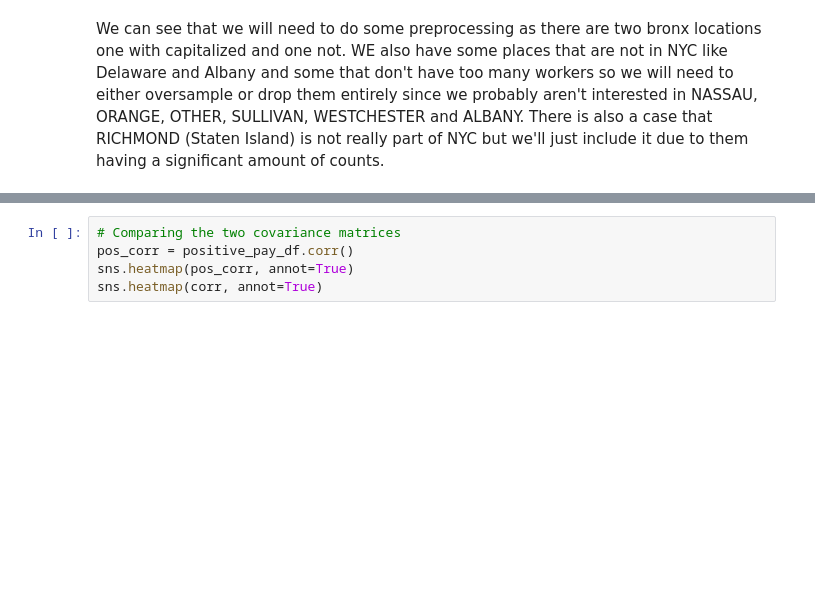
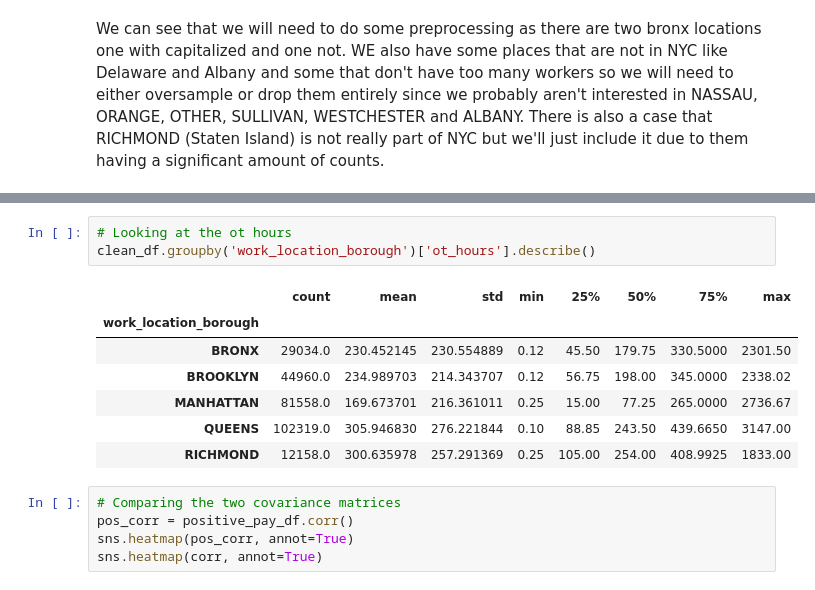
Before and after one commit to defunSM/NYC-Salary-Predictor, a Jupyter notebook: NYC_Salary_Forcasting.ipynb, the cells around one changed output, grey strips where cells are left out. Cells and saved outputs as stored; diff of their text form; blank space fills up the shorter version.

```diff
--- a/NYC_Salary_Forcasting.ipynb
+++ b/NYC_Salary_Forcasting.ipynb
@@ -343,3 +353,14 @@ positive_pay_df.describe()
+# %%
+# Looking at the ot hours
+clean_df.groupby('work_location_borough')['ot_hours'].describe()
+# %% [output]
+|  | count | mean | std | min | 25% | 50% | 75% | max |
+| work_location_borough |  |  |  |  |  |  |  |  |
+| BRONX | 29034.0 | 230.452145 | 230.554889 | 0.12 | 45.50 | 179.75 | 330.5000 | 2301.50 |
+| BROOKLYN | 44960.0 | 234.989703 | 214.343707 | 0.12 | 56.75 | 198.00 | 345.0000 | 2338.02 |
+| MANHATTAN | 81558.0 | 169.673701 | 216.361011 | 0.25 | 15.00 | 77.25 | 265.0000 | 2736.67 |
+| QUEENS | 102319.0 | 305.946830 | 276.221844 | 0.10 | 88.85 | 243.50 | 439.6650 | 3147.00 |
+| RICHMOND | 12158.0 | 300.635978 | 257.291369 | 0.25 | 105.00 | 254.00 | 408.9925 | 1833.00 |
 # %%
 # Comparing the two covariance matrices
 pos_corr = positive_pay_df.corr()
```
Also changed, not shown: parts of 8 cells of this notebook.
